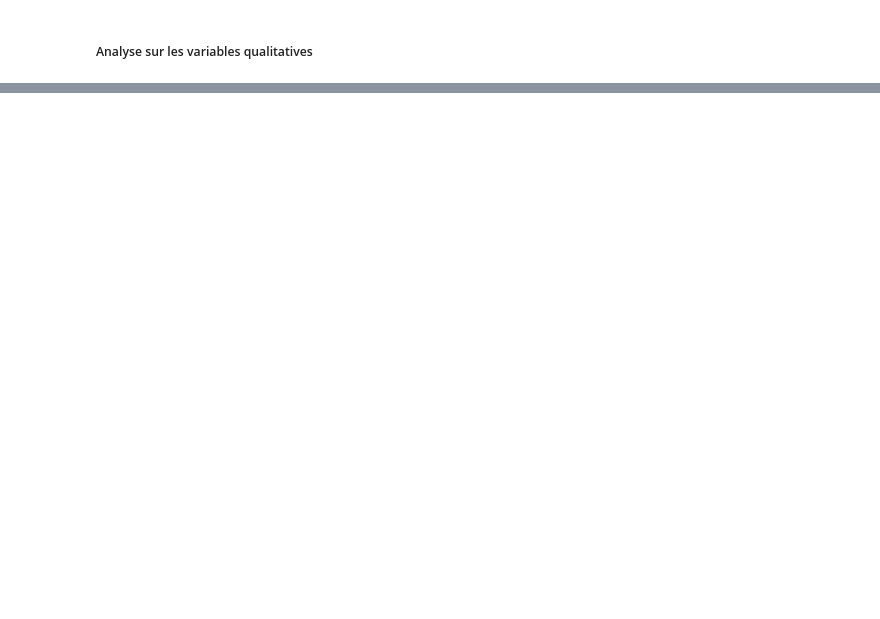
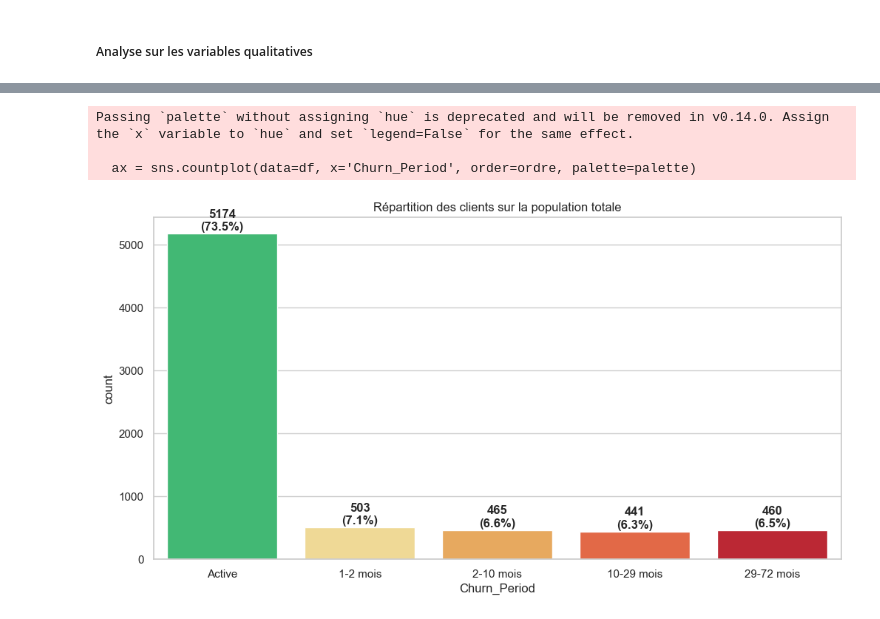
Before and after one commit to Bapt1st3/Telco_Customer_Prediction, a Jupyter notebook: data_prep copy.ipynb, the cells around one changed output, grey strips where cells are left out. Drawn from its saved outputs; the diff is of its cells as text; code cells hidden in the pictures; blank space fills up the shorter version.

```diff
--- a/data_prep copy.ipynb
+++ b/data_prep copy.ipynb
@@ -132,0 +391,21 @@ plt.show()
+# %%
+# 4. Visualisation
+plt.figure(figsize=(12, 6))
+ordre = ['Active'] + labels
+
+palette = ['#2ecc71'] + sns.color_palette("YlOrRd", len(labels))
+
+ax = sns.countplot(data=df, x='Churn_Period', order=ordre, palette=palette)
+
+total = len(df)
+for p in ax.patches:
+    ax.annotate(f'{int(p.get_height())}\n({100*p.get_height()/total:.1f}%)',
+                (p.get_x()+0.4, p.get_height()+50), ha='center', fontweight='bold')
+
+plt.title('Répartition des clients sur la population totale')
+plt.show()
+# %% [output]
+Passing `palette` without assigning `hue` is deprecated and will be removed in v0.14.0. Assign the `x` variable to `hue` and set `legend=False` for the same effect.
+
+  ax = sns.countplot(data=df, x='Churn_Period', order=ordre, palette=palette)
+[figure, added]
```
Also changed, not shown: parts of 18 cells of this notebook.
